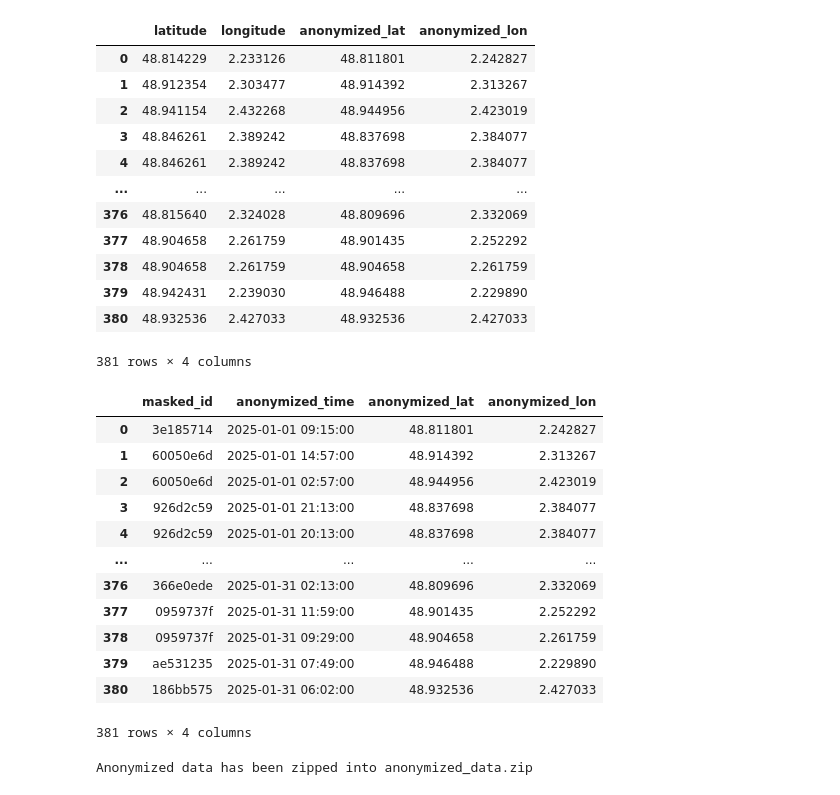
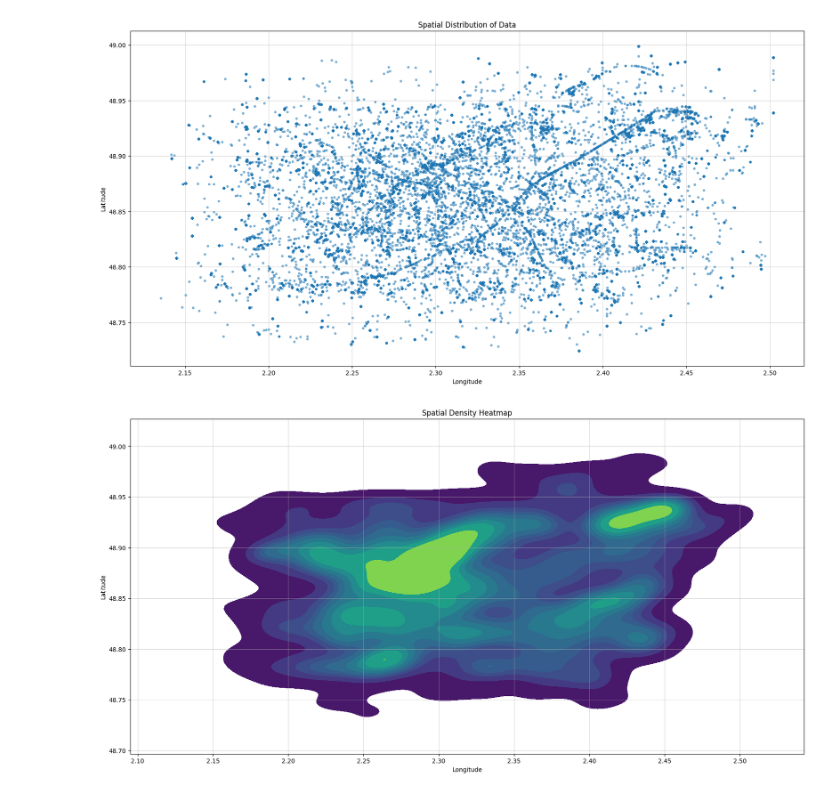
Before and after one commit to phantranthienan/data-anonymisation-et-reidentification, a Jupyter notebook: ano_algo/upgraded_anonym.ipynb, the cells around one changed output. Drawn from its saved outputs; the diff is of its cells as text; code cells hidden in the pictures.

```diff
--- a/ano_algo/upgraded_anonym.ipynb
+++ b/ano_algo/upgraded_anonym.ipynb
@@ -434,49 +434,10 @@ original_data
 # %%
-spatial_data = original_data[['latitude', 'longitude', 'anonymized_lat', 'anonymized_lon']]
-spatial_data
+anonymized_data = original_data[['masked_id', 'anonymized_time', 'anonymized_lat', 'anonymized_lon']]
-# %% [output]
-|  | latitude | longitude | anonymized_lat | anonymized_lon |
-| 0 | 48.814229 | 2.233126 | 48.811801 | 2.242827 |
-| 1 | 48.912354 | 2.303477 | 48.914392 | 2.313267 |
-| 2 | 48.941154 | 2.432268 | 48.944956 | 2.423019 |
-| 3 | 48.846261 | 2.389242 | 48.837698 | 2.384077 |
-| 4 | 48.846261 | 2.389242 | 48.837698 | 2.384077 |
-| ... | ... | ... | ... | ... |
-| 376 | 48.815640 | 2.324028 | 48.809696 | 2.332069 |
-| 377 | 48.904658 | 2.261759 | 48.901435 | 2.252292 |
-| 378 | 48.904658 | 2.261759 | 48.904658 | 2.261759 |
-| 379 | 48.942431 | 2.239030 | 48.946488 | 2.229890 |
-| 380 | 48.932536 | 2.427033 | 48.932536 | 2.427033 |
-381 rows × 4 columns
-# %%
-anonymized_data = original_data[['masked_id', 'anonymized_time', 'anonymized_lat', 'anonymized_lon']]
-anonymized_data
-# %% [output]
-|  | masked_id | anonymized_time | anonymized_lat | anonymized_lon |
-| 0 | 3e185714 | 2025-01-01 09:15:00 | 48.811801 | 2.242827 |
-| 1 | 60050e6d | 2025-01-01 14:57:00 | 48.914392 | 2.313267 |
-| 2 | 60050e6d | 2025-01-01 02:57:00 | 48.944956 | 2.423019 |
-| 3 | 926d2c59 | 2025-01-01 21:13:00 | 48.837698 | 2.384077 |
-| 4 | 926d2c59 | 2025-01-01 20:13:00 | 48.837698 | 2.384077 |
-| ... | ... | ... | ... | ... |
-| 376 | 366e0ede | 2025-01-31 02:13:00 | 48.809696 | 2.332069 |
-| 377 | 0959737f | 2025-01-31 11:59:00 | 48.901435 | 2.252292 |
-| 378 | 0959737f | 2025-01-31 09:29:00 | 48.904658 | 2.261759 |
-| 379 | ae531235 | 2025-01-31 07:49:00 | 48.946488 | 2.229890 |
-| 380 | 186bb575 | 2025-01-31 06:02:00 | 48.932536 | 2.427033 |
-381 rows × 4 columns
+# %%
+anonymized_data.columns = ['id', 'date', 'latitude', 'longitude']
+spatial_analysis(anonymized_data)
+# %% [output]
+[figure, added]
+[figure, added]
 # %%
 anonymized_data.to_csv(DESTINATION_FILE, sep='\t', index=False, header=False)
-# %%
-import zipfile
-
-# Define the name of the zip file
-zip_filename = '../ano_data/anonymized_data.zip'
-
-# Create a zip file and add the anonymized data CSV file to it
-with zipfile.ZipFile(zip_filename, 'w') as zipf:
-    zipf.write('../ano_data/anonymized_data.csv')
-
-print(f'Anonymized data has been zipped into {zip_filename}')
-# %% [output]
-Anonymized data has been zipped into anonymized_data.zip
```
Also changed, not shown: parts of 18 cells of this notebook, 13 other files.
